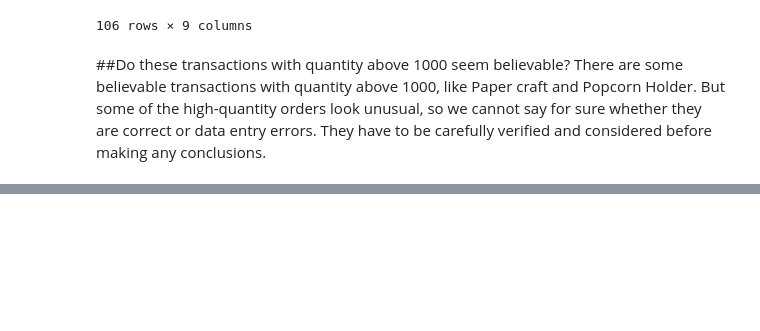
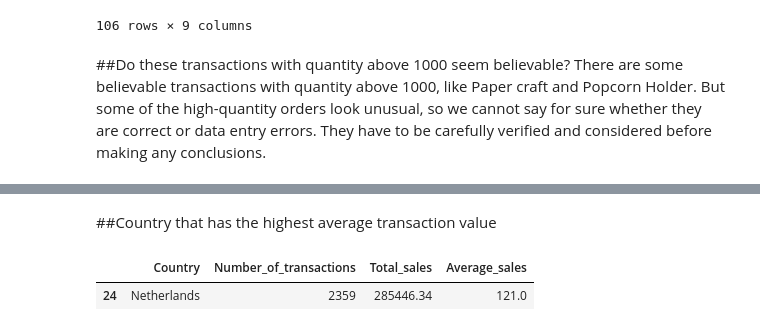
Before and after one commit to AishwaryaJupudi/Rebounce-Applied-AI-and-Analytics-Codes, a Jupyter notebook: Python_301.ipynb, the cells around one changed output, grey strips where cells are left out. Cells and saved outputs as stored; diff of their text form; code cells hidden in the pictures; blank space fills up the shorter version.

```diff
--- a/Python_301.ipynb
+++ b/Python_301.ipynb
@@ -278,0 +324,7 @@ There are some believable transactions with quantity above 1000, like Paper craf
+# %% [markdown]
+##Country that has the highest average transaction value
+# %%
+country_summary.sort_values('Average_sales',ascending=False).head(1)
+# %% [output]
+|  | Country | Number_of_transactions | Total_sales | Average_sales |
+| 24 | Netherlands | 2359 | 285446.34 | 121.0 |
```
Also changed, not shown: parts of 12 cells of this notebook.
